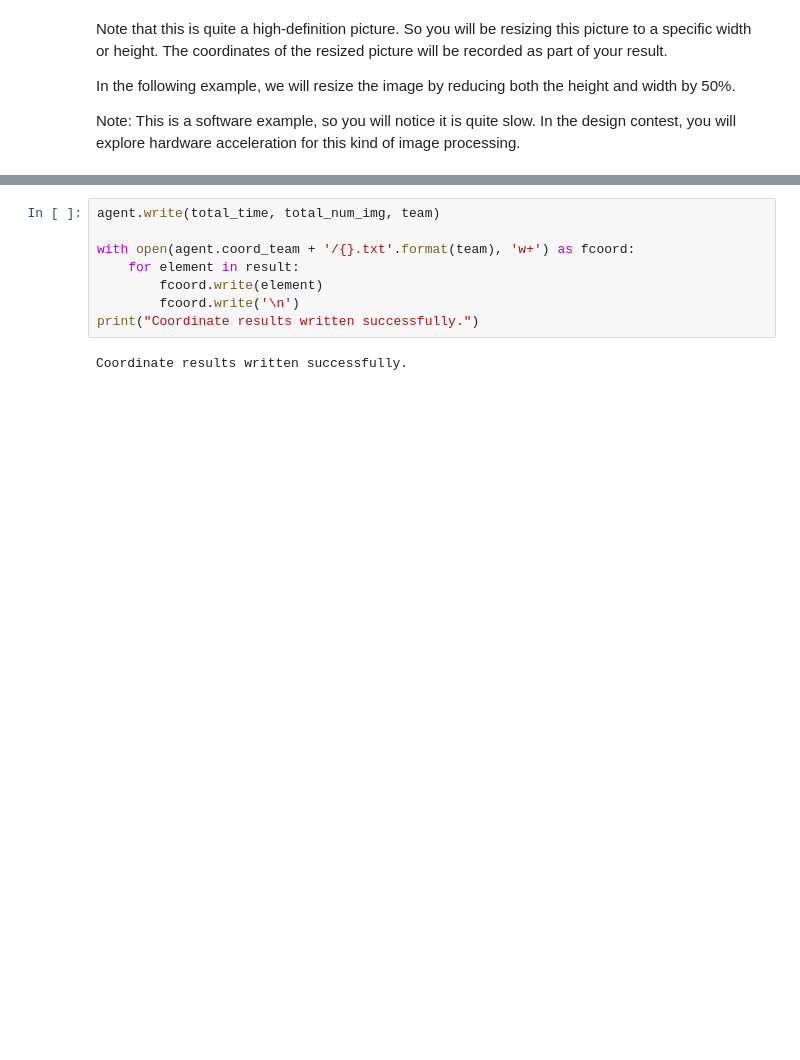
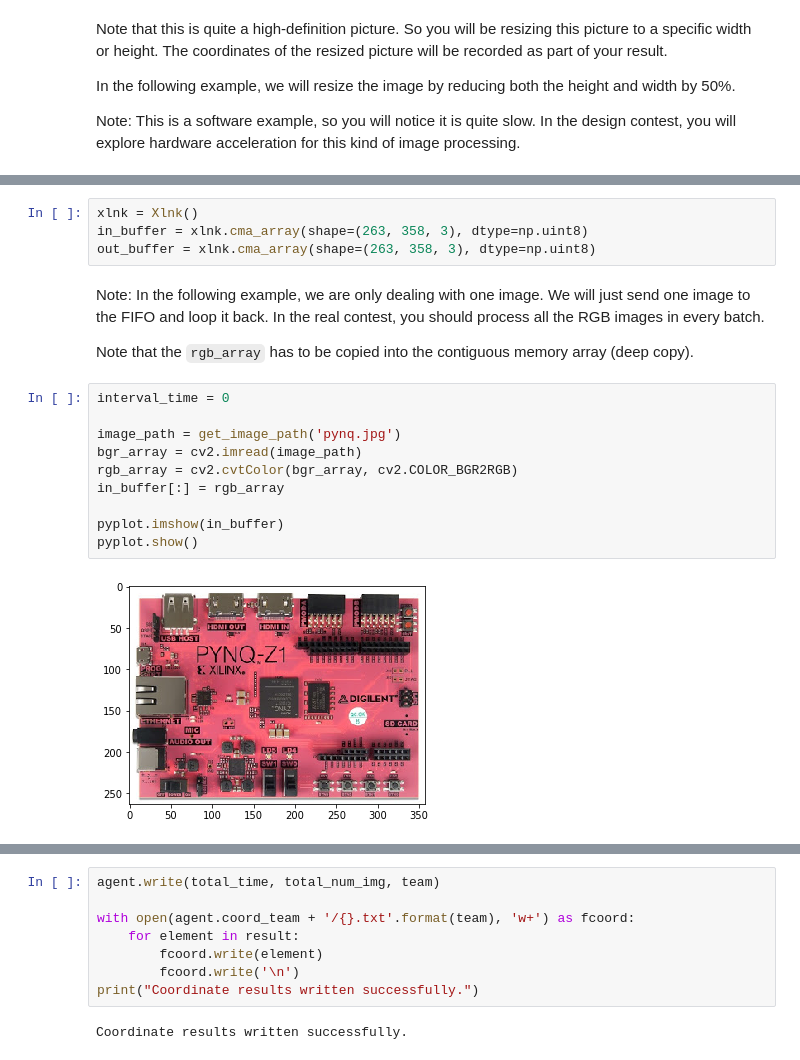
Before and after one commit to yunqu/dac_2018, a Jupyter notebook: python/dac_contest.ipynb, the cells around one changed output, grey strips where cells are left out. Saved outputs shown, nothing was run; the diff lists cells and outputs as text; blank space fills up the shorter version.

Commit message:
update dac contest notebook

```diff
--- a/python/dac_contest.ipynb
+++ b/python/dac_contest.ipynb
@@ -139,0 +129,23 @@ In the real contest, you should process all the RGB images in every batch.
+# %%
+xlnk = Xlnk()
+in_buffer = xlnk.cma_array(shape=(263, 358, 3), dtype=np.uint8)
+out_buffer = xlnk.cma_array(shape=(263, 358, 3), dtype=np.uint8)
+# %% [markdown]
+Note: In the following example, we are only dealing with one image.
+We will just send one image to the FIFO and loop it back.
+In the real contest, you should process all the RGB images in every batch.
+
+Note that the `rgb_array` has to be copied into the contiguous memory array
+(deep copy).
+# %%
+interval_time = 0
+
+image_path = get_image_path('pynq.jpg')
+bgr_array = cv2.imread(image_path)
+rgb_array = cv2.cvtColor(bgr_array, cv2.COLOR_BGR2RGB)
+in_buffer[:] = rgb_array
+
+pyplot.imshow(in_buffer)
+pyplot.show()
+# %% [output]
+[figure, added]
```
Also changed, not shown: parts of 16 cells of this notebook.
